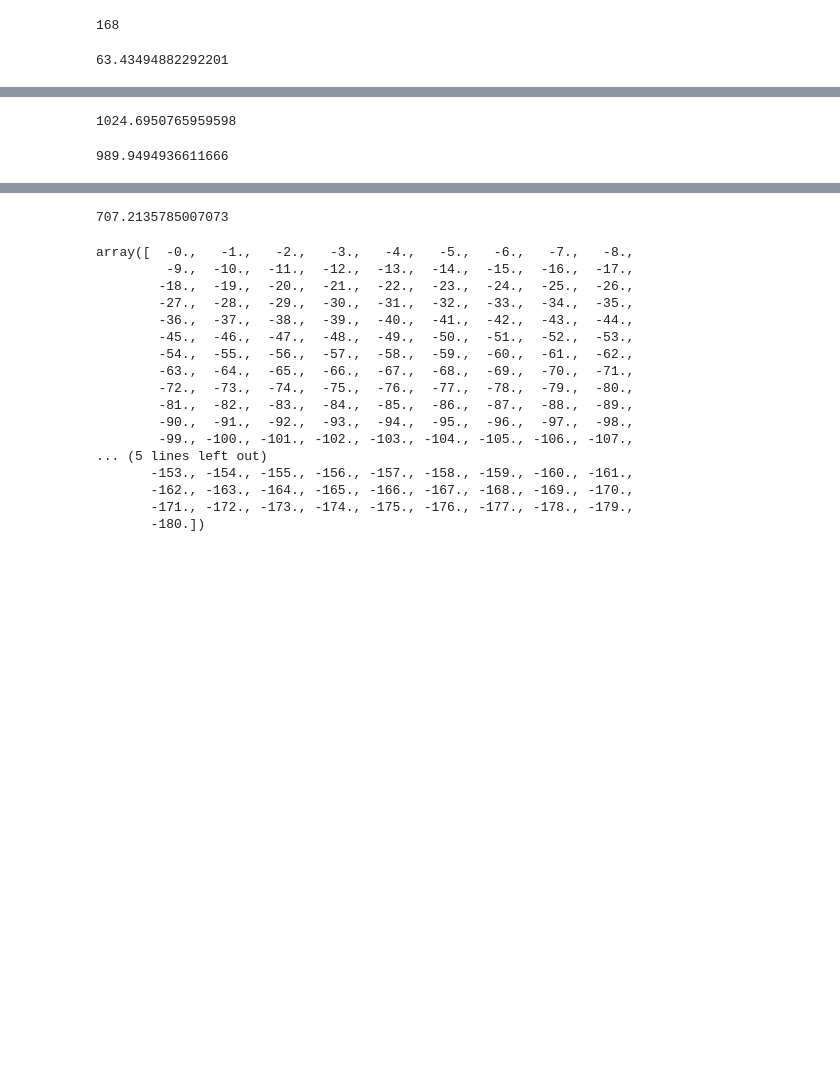
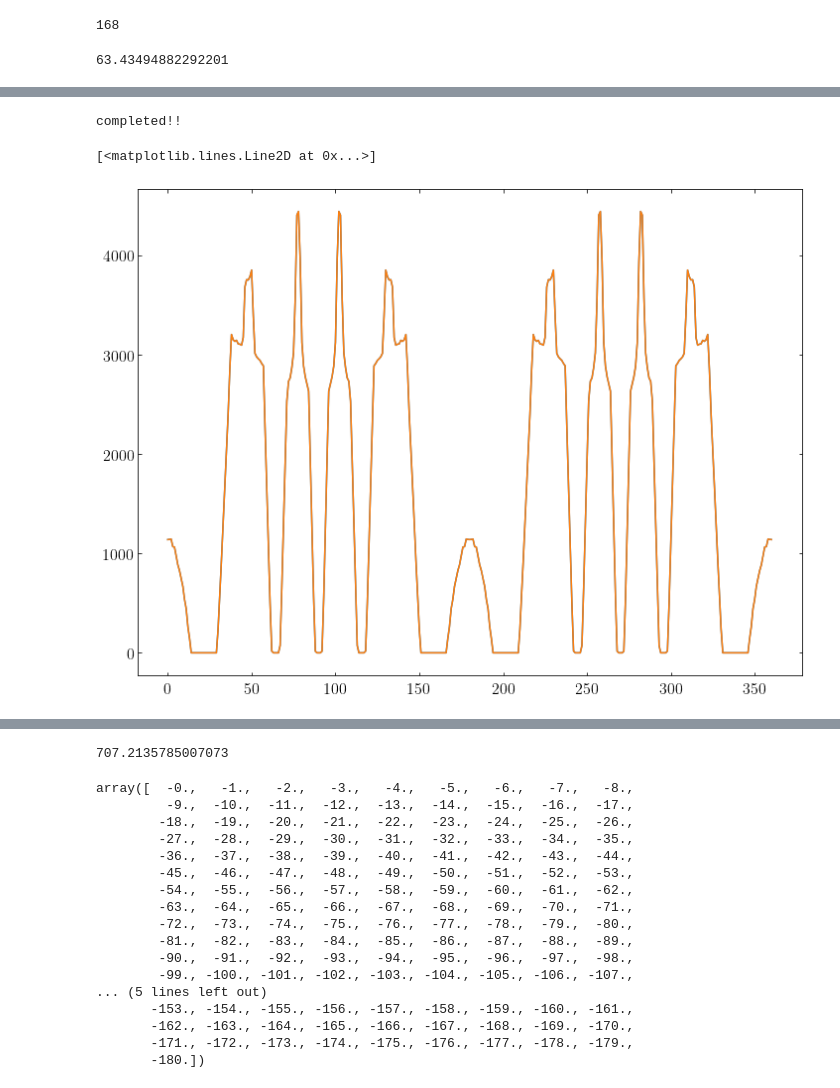
Before and after one commit to jiyongso/jupyter, a Jupyter notebook: collimator image/radial_collimator.ipynb, the cells around one changed output, grey strips where cells are left out. Drawn from its saved outputs; the diff is of its cells as text; code cells hidden in the pictures; blank space fills up the shorter version.

```diff
--- a/collimator image/radial_collimator.ipynb
+++ b/collimator image/radial_collimator.ipynb
@@ -562,8 +563,14 @@ plt.plot(pp*rad_to_deg, cc)
-# %%
-np.sqrt(400**2+800**2+500**2)
-# %% [output]
-1024.6950765959598
-# %%
-np.sqrt(700**2+700**2)
-# %% [output]
-989.9494936611666
+# %%
+th=30.0*deg_to_rad
+ph = 180.0*deg_to_rad
+xx=1000.0*np.cos(th)
+yy=1000.0*np.sin(th)*np.cos(ph)
+zz=1000.0*np.sin(th)*np.sin(ph)
+pp, cc = calc_main(sample_position=[xx, yy, zz], Nbins=100)
+plt.plot(pp*rad_to_deg, cc)
+#plt.xlabel("Rotation angle (deg)")
+plt.plot(pp*rad_to_deg, cc)
+# %% [output]
+completed!!
+[<matplotlib.lines.Line2D at 0x...>]
+[figure, added]
```
Also changed, not shown: parts of 6 cells of this notebook, 9 other files.
